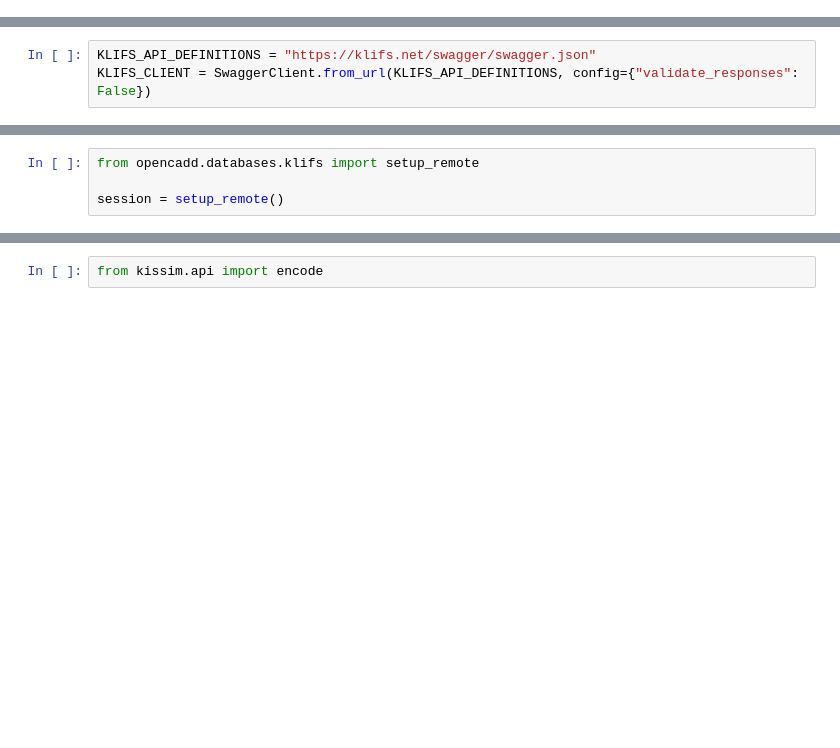
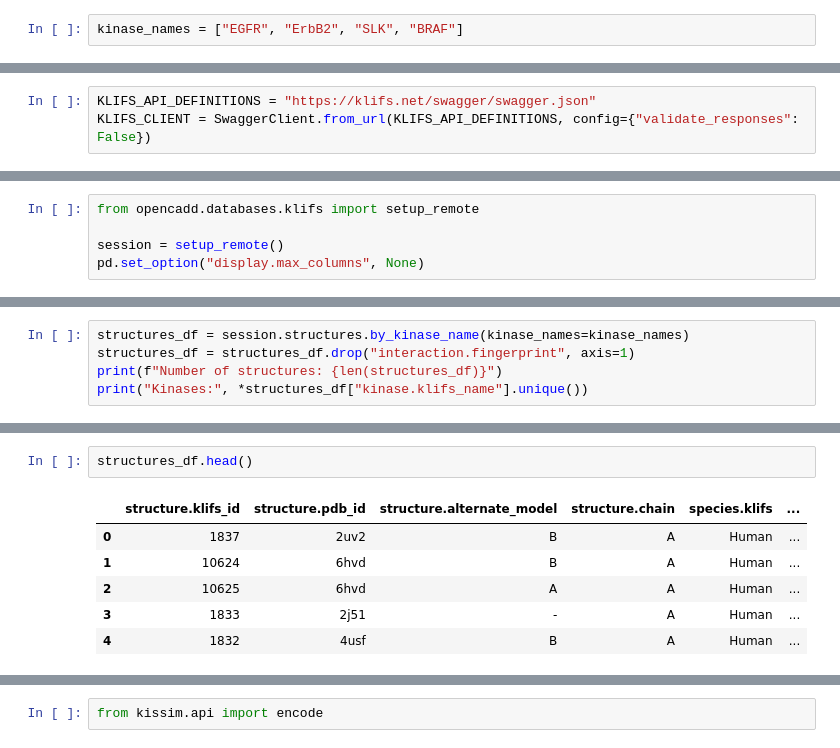
Before and after one commit to volkamerlab/cicag_klifs_workshop, a Jupyter notebook: klifs_workshop.ipynb, the cells around one changed output, grey strips where cells are left out. Drawn from its saved outputs; the diff is of its cells as text; blank space fills up the shorter version.

```diff
--- a/klifs_workshop.ipynb
+++ b/klifs_workshop.ipynb
@@ -23,3 +54,5 @@ except ModuleNotFoundError:
+# %%
+kinase_names = ["EGFR", "ErbB2", "SLK", "BRAF"]
 # %% [markdown]
 ## Generate a KLIFS Python client
 # %%
@@ -38,3 +77,4 @@ print(kinase_groups)
 from opencadd.databases.klifs import setup_remote
 
 session = setup_remote()
+pd.set_option("display.max_columns", None)
@@ -42,0 +101,5 @@ kinase_klifs_id = 406
+# %%
+structures_df = session.structures.by_kinase_name(kinase_names=kinase_names)
+structures_df = structures_df.drop("interaction.fingerprint", axis=1)
+print(f"Number of structures: {len(structures_df)}")
+print("Kinases:", *structures_df["kinase.klifs_name"].unique())
@@ -42,0 +131,9 @@ kinase_klifs_id = 406
+# %%
+structures_df.head()
+# %% [output]
+|  | structure.klifs_id | structure.pdb_id | structure.alternate_model | structure.chain | species.klifs | ... |
+| 0 | 1837 | 2uv2 | B | A | Human | ... |
+| 1 | 10624 | 6hvd | B | A | Human | ... |
+| 2 | 10625 | 6hvd | A | A | Human | ... |
+| 3 | 1833 | 2j51 | - | A | Human | ... |
+| 4 | 1832 | 4usf | B | A | Human | ... |
```
Also changed, not shown: parts of 59 cells of this notebook.
